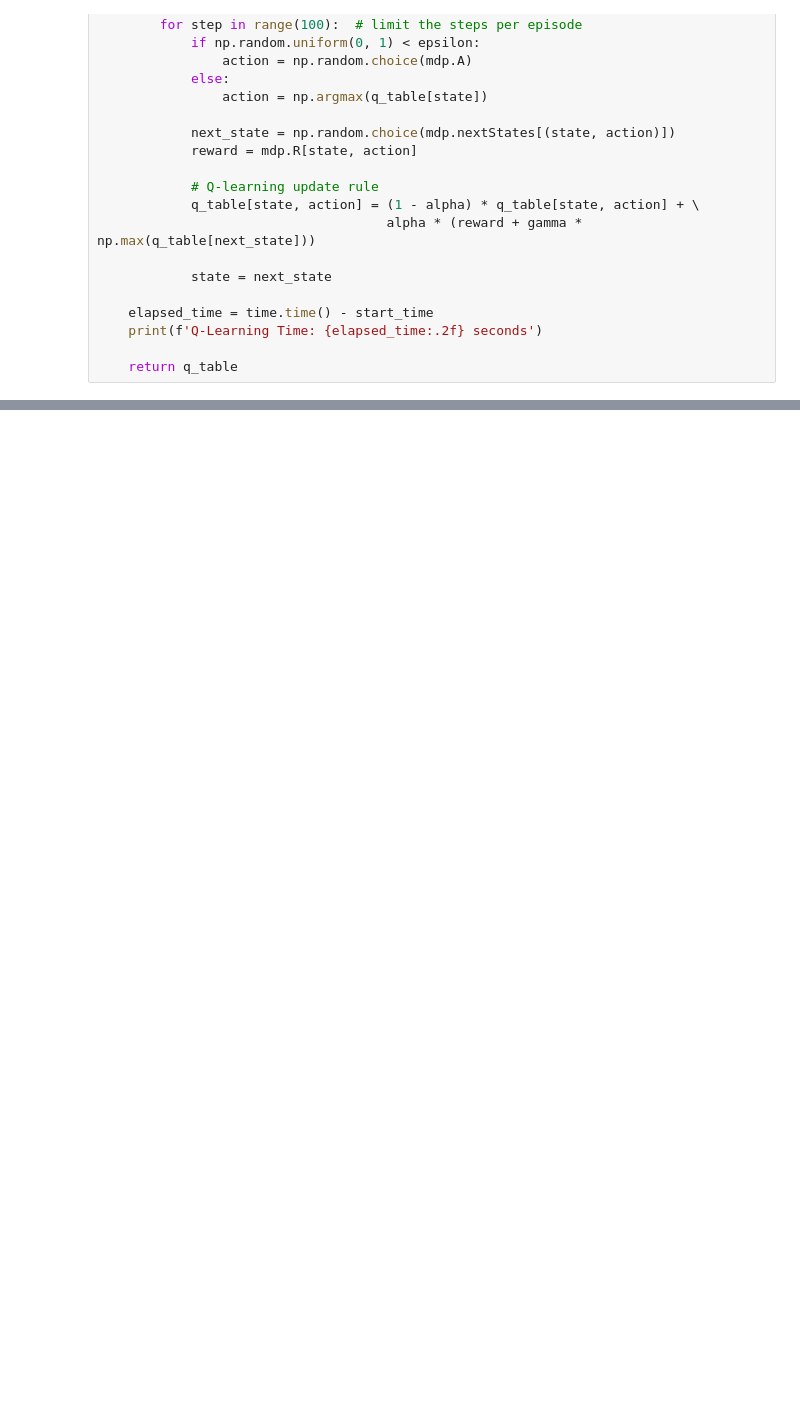
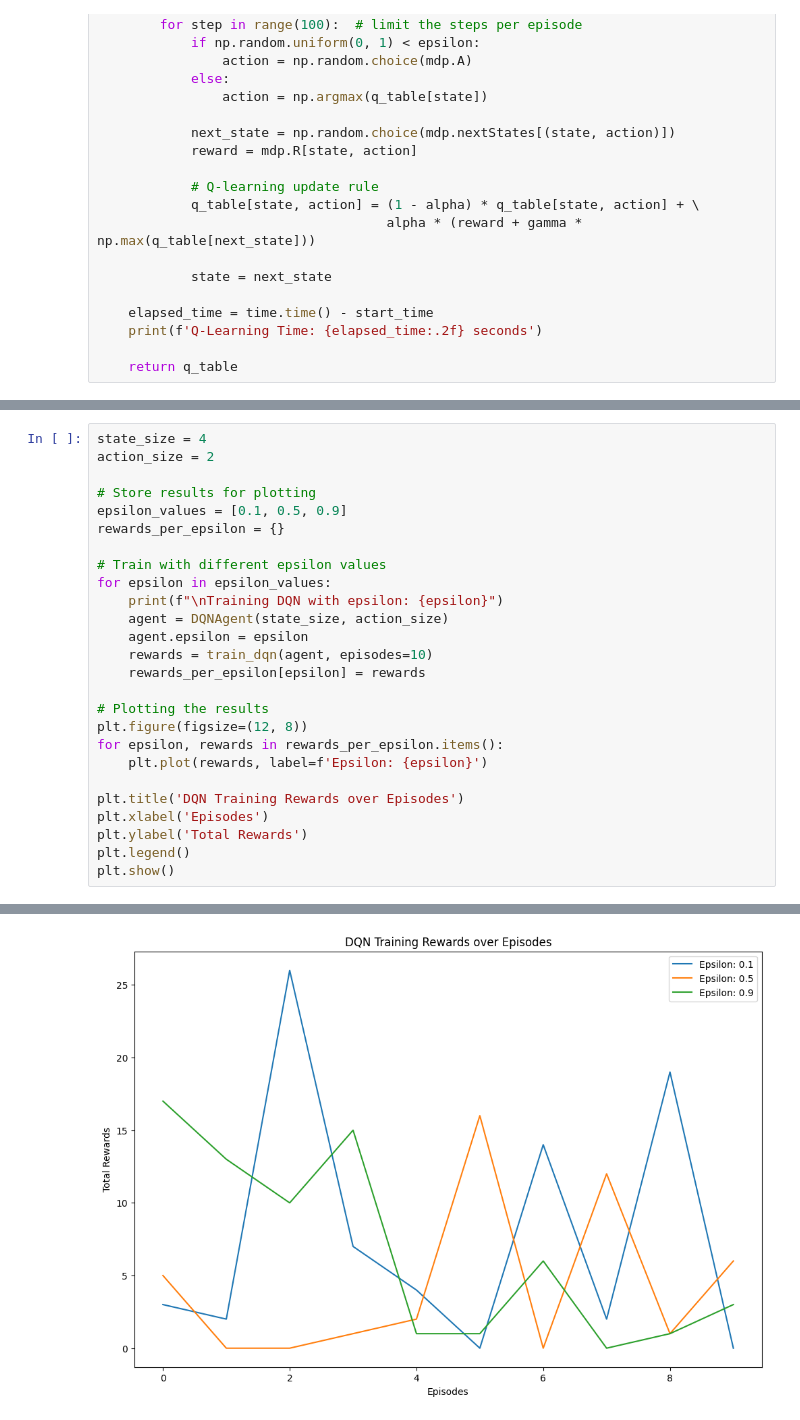
Before and after one commit to Dinusha-hue/Deep_Learning_Lab08, a Jupyter notebook: Markov_Decision_Process.ipynb, the cells around one changed output, grey strips where cells are left out. Cells and saved outputs as stored; diff of their text form; blank space fills up the shorter version.

```diff
--- a/Markov_Decision_Process.ipynb
+++ b/Markov_Decision_Process.ipynb
@@ -398,0 +482,27 @@ def q_learning(mdp, num_episodes=500, alpha=0.1, gamma=0.9, epsilon=0.1):
+# %%
+state_size = 4
+action_size = 2
+
+# Store results for plotting
+epsilon_values = [0.1, 0.5, 0.9]
+rewards_per_epsilon = {}
+
+# Train with different epsilon values
+for epsilon in epsilon_values:
+    print(f"\nTraining DQN with epsilon: {epsilon}")
+    agent = DQNAgent(state_size, action_size)
+    agent.epsilon = epsilon
+    rewards = train_dqn(agent, episodes=10)
+    rewards_per_epsilon[epsilon] = rewards
+
+# Plotting the results
+plt.figure(figsize=(12, 8))
+for epsilon, rewards in rewards_per_epsilon.items():
+    plt.plot(rewards, label=f'Epsilon: {epsilon}')
+
+plt.title('DQN Training Rewards over Episodes')
+plt.xlabel('Episodes')
+plt.ylabel('Total Rewards')
+plt.legend()
+plt.show()
+# %% [output]
@@ -398,0 +526 @@ def q_learning(mdp, num_episodes=500, alpha=0.1, gamma=0.9, epsilon=0.1):
+[figure, added]
```
Also changed, not shown: parts of 3 cells of this notebook.
